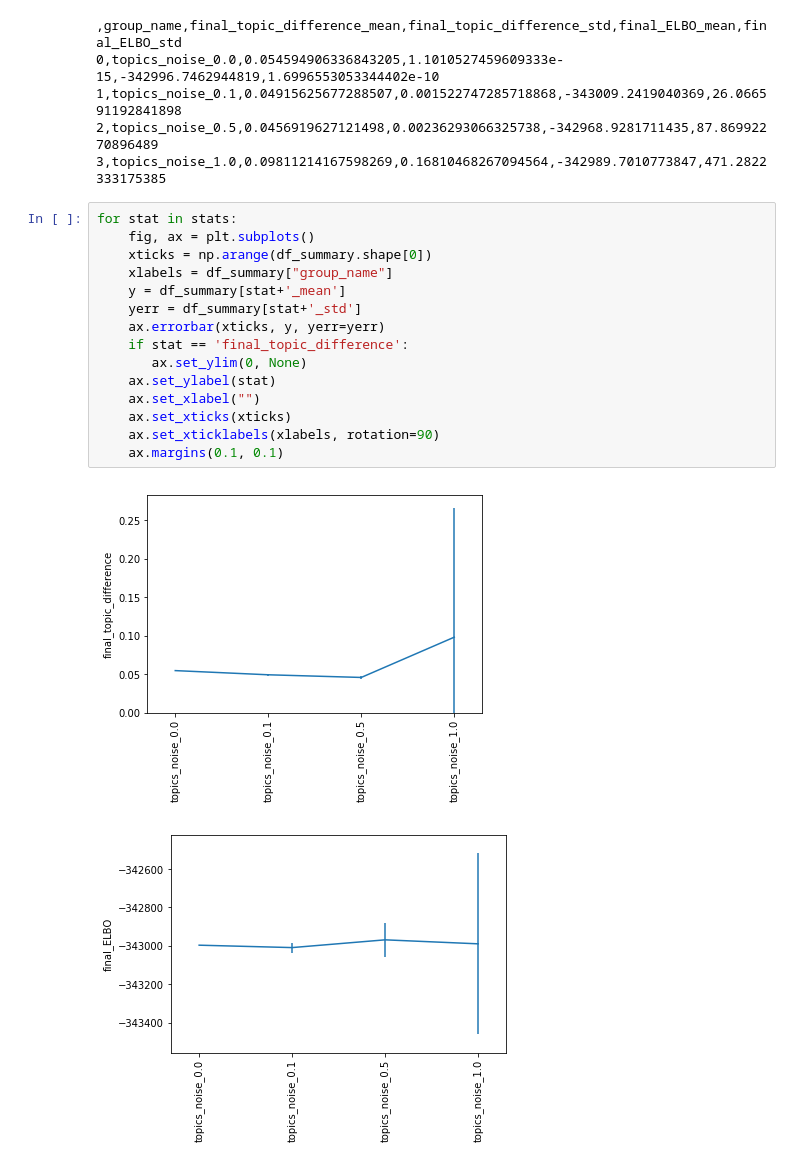
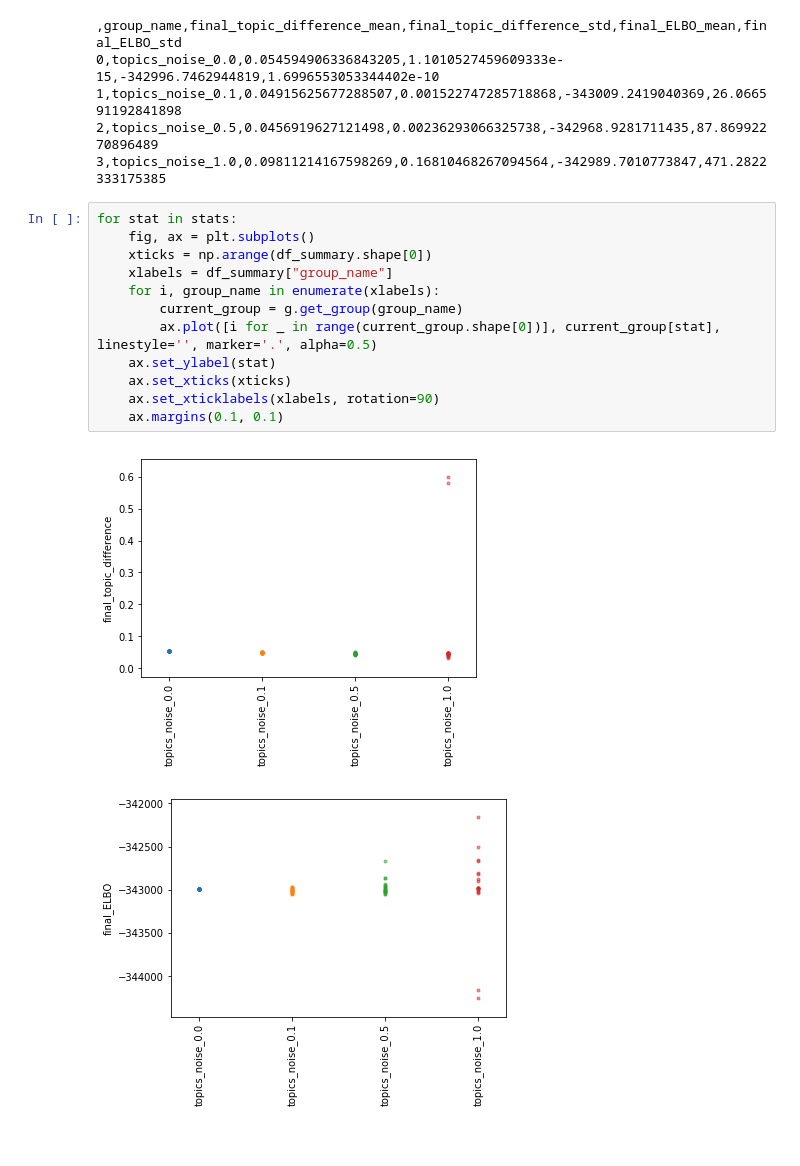
Before and after one commit to aleveren/ucsd-research, a Jupyter notebook: simple-hier-topic-model/batch-analyses.ipynb, the cells around one changed output. Drawn from its saved outputs; the diff is of its cells as text.

Commit message:
Modifying plots

```diff
--- a/simple-hier-topic-model/batch-analyses.ipynb
+++ b/simple-hier-topic-model/batch-analyses.ipynb
@@ -182,18 +182,15 @@ print(sio.getvalue())
 # %%
 for stat in stats:
     fig, ax = plt.subplots()
     xticks = np.arange(df_summary.shape[0])
     xlabels = df_summary["group_name"]
-    y = df_summary[stat+'_mean']
-    yerr = df_summary[stat+'_std']
-    ax.errorbar(xticks, y, yerr=yerr)
-    if stat == 'final_topic_difference':
-       ax.set_ylim(0, None)
+    for i, group_name in enumerate(xlabels):
+        current_group = g.get_group(group_name)
+        ax.plot([i for _ in range(current_group.shape[0])], current_group[stat], linestyle='', marker='.', alpha=0.5)
     ax.set_ylabel(stat)
-    ax.set_xlabel("")
     ax.set_xticks(xticks)
     ax.set_xticklabels(xlabels, rotation=90)
     ax.margins(0.1, 0.1)
 # %% [output]
-[figure, old version]
+[figure, new version]
-[figure, old version]
+[figure, new version]
```
